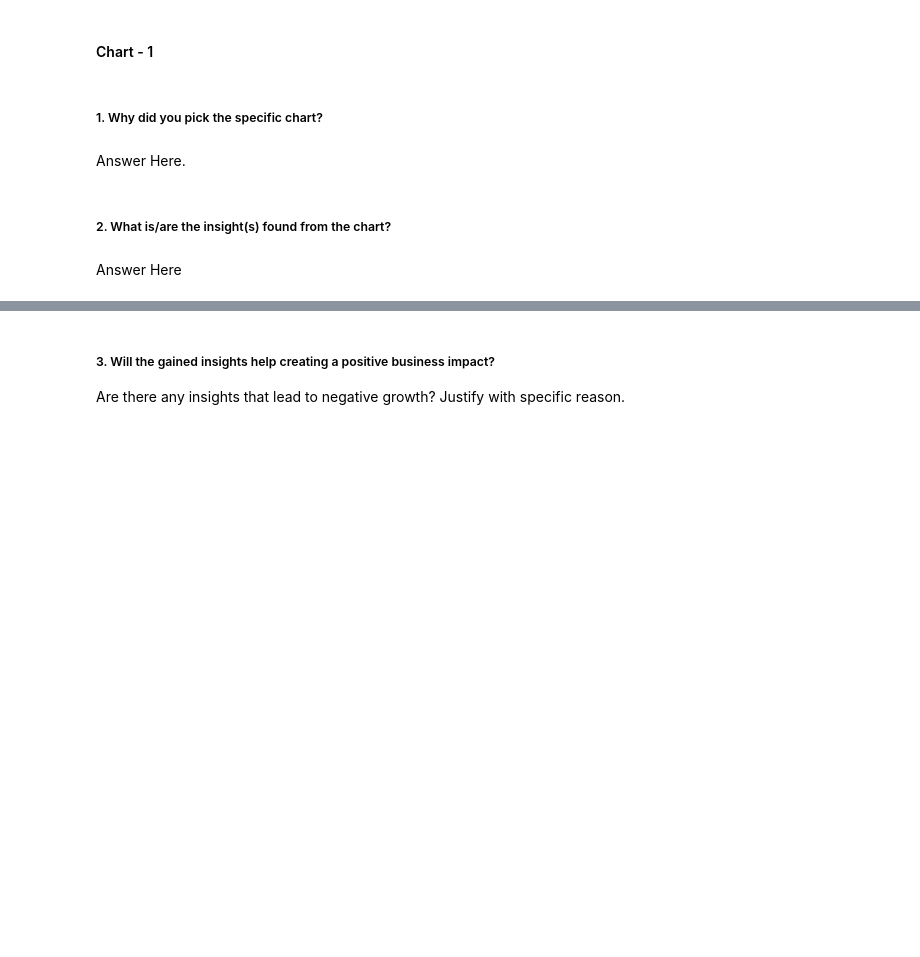
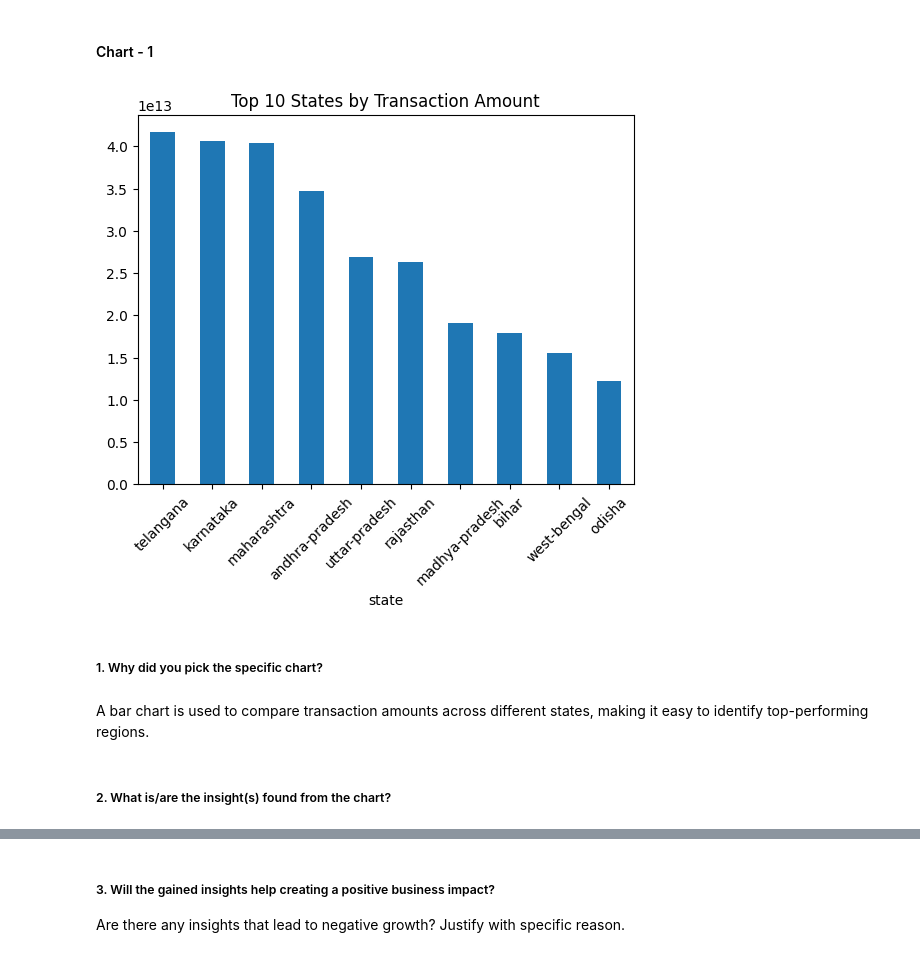
Before and after one commit to Snehamn24/PhonePe-ML-model, a Jupyter notebook: PhonePe_ML_model.ipynb, the cells around one changed output, grey strips where cells are left out. Saved outputs shown, nothing was run; the diff lists cells and outputs as text; code cells hidden in the pictures; blank space fills up the shorter version.

```diff
--- a/PhonePe_ML_model.ipynb
+++ b/PhonePe_ML_model.ipynb
@@ -138,2 +397,12 @@ Answer Here
+# %%
+# Write your code to make your dataset analysis ready.
+df_trans['year'] = df_trans['year'].astype(int)
+df_trans['quarter'] = df_trans['quarter'].astype(int)
+
+# Rename columns for clarity
+df_trans.rename(columns={"type": "transaction_type"}, inplace=True)
+
+# Same for insurance
+df_ins.rename(columns={"type": "insurance_type"}, inplace=True)
 # %% [markdown]
 ### What all manipulations have you done and insights you found?
@@ -148,8 +419,19 @@ Answer Here.
+# %%
+# Chart - 1 visualization code
+
+# Top States by Transaction Amount (univariate)
+
+top_states = df_trans.groupby("state")["amount"].sum().sort_values(ascending=False).head(10)
+
+top_states.plot(kind="bar")
+plt.title("Top 10 States by Transaction Amount")
+plt.xticks(rotation=45)
+plt.show()
+# %% [output]
+[figure, added]
 # %% [markdown]
 ##### 1. Why did you pick the specific chart?
-# %% [markdown]
-Answer Here.
+# %% [markdown]
+A bar chart is used to compare transaction amounts across different states, making it easy to identify top-performing regions.
 # %% [markdown]
 ##### 2. What is/are the insight(s) found from the chart?
-# %% [markdown]
-Answer Here
```
Also changed, not shown: parts of 223 cells of this notebook.
